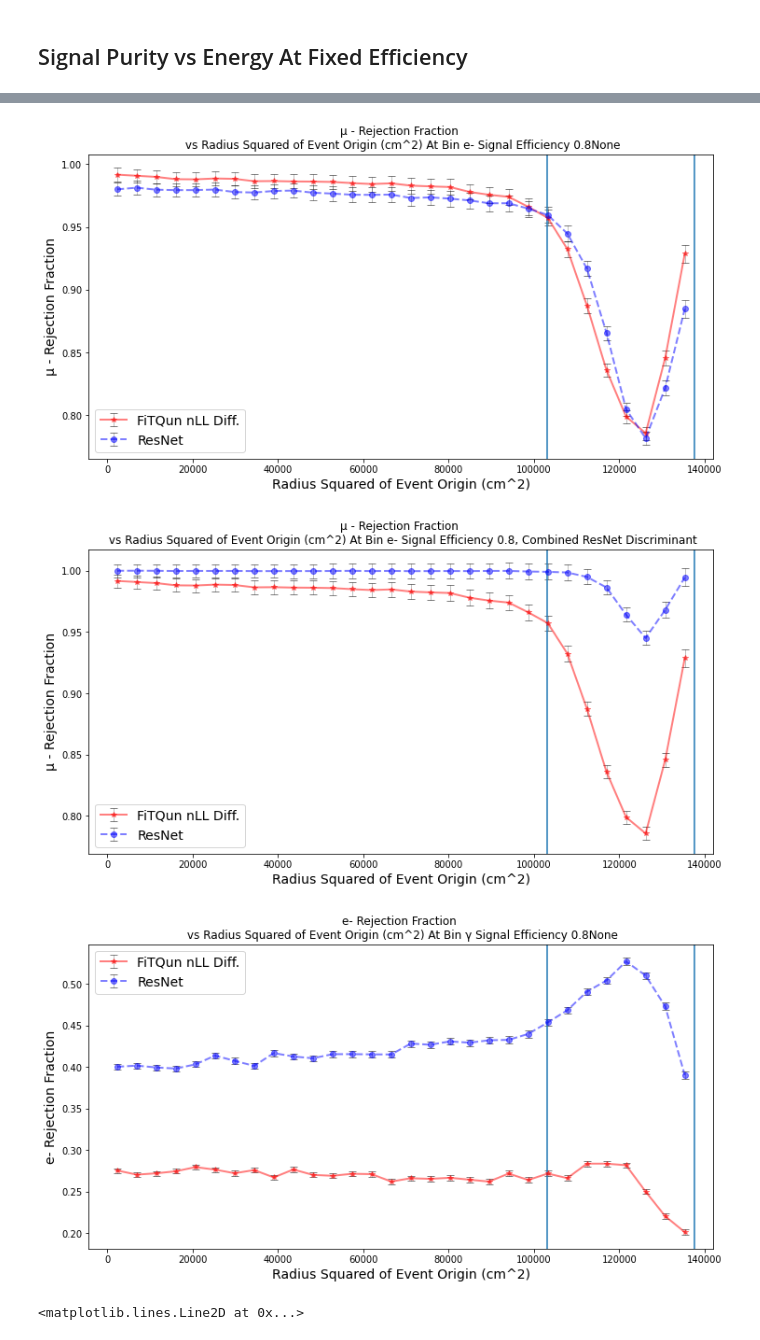
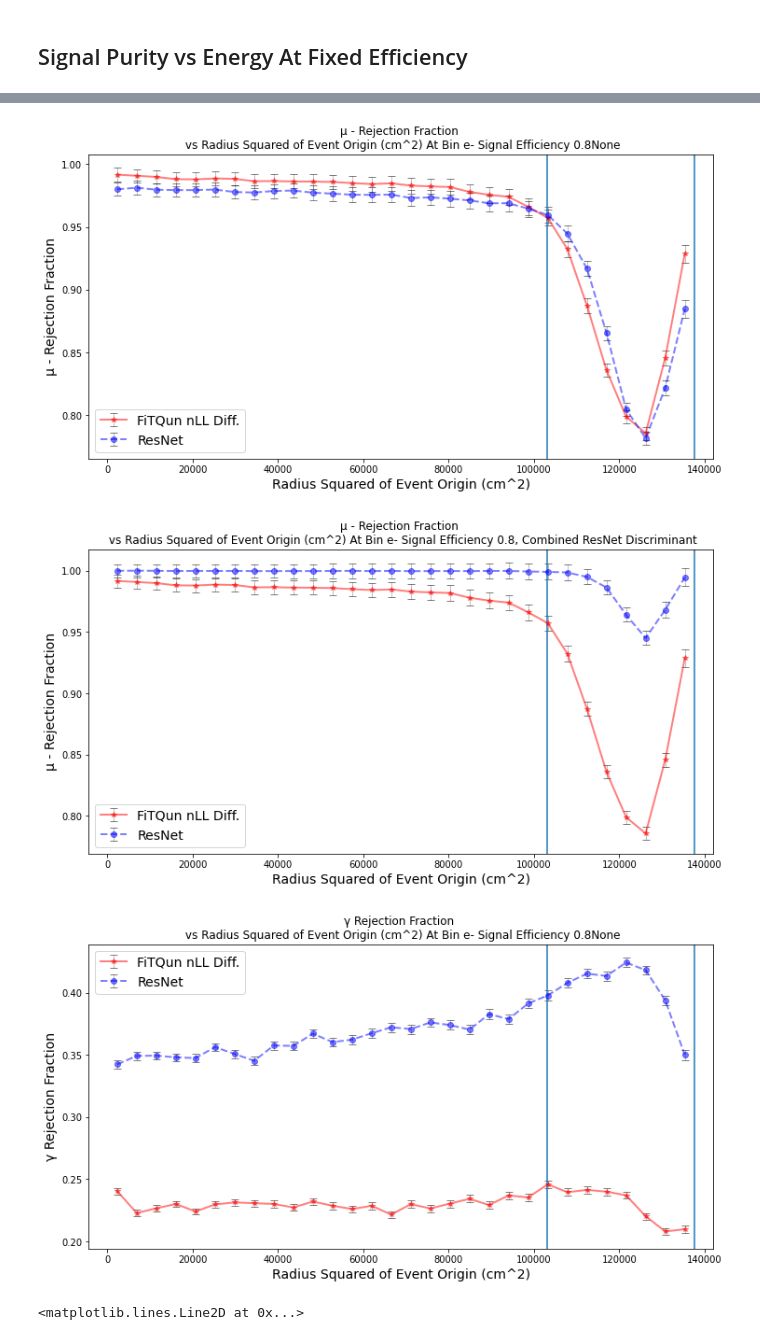
Before and after one commit to WatChMaL/CNN, a Jupyter notebook: Repeating_Classifier_Training/8. Comparing Additional Training and Testing Runs.ipynb, the cells around one changed output, grey strips where cells are left out. Drawn from its saved outputs; the diff is of its cells as text; code cells hidden in the pictures.

```diff
--- a/Repeating_Classifier_Training/8. Comparing Additional Training and Testing Runs.ipynb
+++ b/Repeating_Classifier_Training/8. Comparing Additional Training and Testing Runs.ipynb
@@ -320,12 +367,12 @@ collapsed_sm, collapsed_labels = collapse_test_output(repeat_1['filtered_softmax
 # %%
 ##Binning in Energy
-scores = [fq_scores, test_output[2]['filtered_softmaxes'], fq_scores, collapsed_sm, fq_scores, collapsed_sm, fq_scores, test_output[2]['filtered_softmaxes']]
+scores = [fq_scores, test_output[2]['filtered_softmaxes'], fq_scores, collapsed_sm, fq_scores, collapsed_sm, -fq_scores, test_output[2]['filtered_softmaxes']]
 labels = [fq_labels for _ in range(len(scores))]
 binning_features = [shifted_energies,shifted_energies,np.clip(fq_mom[:,0], 0, 1000),shifted_energies]
 feature_labels = ['Energy above Cherenkov Threshold (MeV)', 'Energy above Cherenkov Threshold (MeV)','FiTQun Reconstructed Electron Momentum (MeV)','Energy above Cherenkov Threshold (MeV)']
 title_notes = ['',', Combined ResNet Discriminant',', Combined ResNet Discriminant','']
-pos_labels = ['e','e','e','gamma']
-neg_labels = ['mu','mu','mu','e']
+pos_labels = ['e','e','e','e']
+neg_labels = ['mu','mu','mu','gamma']
 img_names=['rejection_vs_e.pdf','rejection_vs_e_combined_disc.pdf', 'rejection_vs_recon_e_combined_disc.pdf', 'e_gamma_rejection_vs_e.pdf']
 for i in range(len(pos_labels)):
     fig, ax = plt.subplots(figsize=(12,6))
@@ -358,7 +405,7 @@ scores = [fq_scores, test_output[2]['filtered_softmaxes'], fq_scores, collapsed_
 labels = [fq_labels for _ in range(len(scores))]
 binning_features = [d_to_wall,d_to_wall,d_to_wall]
 feature_labels = ['Distance to Wall Along Particle Trajectory (cm)','Distance to Wall Along Particle Trajectory (cm)','Distance to Wall Along Particle Trajectory (cm)']
-title_notes = [None,', Combined ResNet Discriminant',None]
+title_notes = [None,', Combined ResNet Discriminant','']
 pos_labels = ['e','e','gamma']
 neg_labels = ['mu','mu','e']
 img_names=['rejection_vs_dtowall.pdf','rejection_vs_dtowall_combined_disc.pdf', 'e_gamma_rejection_vs_dtowall.pdf']
@@ -383,37 +430,37 @@ for i in range(len(pos_labels)):
 # %%
 #Binning in origin radius squared
 test_radius_incl_all = np.load('event_radii.npz')['test_radii']
 test_radius_incl_flagged = np.delete(test_radius_incl_all, fq_failed_idxs)
 test_radius = np.delete(test_radius_incl_flagged, fq_flagged_idxs)
 
-scores = [fq_scores, test_output[2]['filtered_softmaxes'], fq_scores, collapsed_sm, fq_scores, test_output[2]['filtered_softmaxes'] ]
+scores = [fq_scores, test_output[2]['filtered_softmaxes'], fq_scores, collapsed_sm, -fq_scores, test_output[2]['filtered_softmaxes'] ]
 labels = [fq_labels for _ in range(len(scores))]
 binning_features = [test_radius**2,test_radius**2,test_radius**2]
 feature_labels = ['Radius Squared of Event Origin (cm^2)' for _ in range(3)]
 title_notes = [None,', Combined ResNet Discriminant',None]
-pos_labels = ['e','e','gamma']
-neg_labels = ['mu','mu','e']
+pos_labels = ['e','e','e']
+neg_labels = ['mu','mu','gamma']
 img_names=['rejection_vs_radius.pdf','rejection_vs_radius_combined_disc.pdf', 'e_gamma_rejection_vs_radius.pdf']
 for i in range(len(pos_labels)):
     fig, ax = plt.subplots(figsize=(12,6))
     plot_binned_performance(scores[2*i],
             labels[2*i],
             binning_features[i],
             feature_labels[i],
             0.8, 30, softmax_index_dict, pos_labels[i],neg_labels[i],metric='rejection',marker='*-',color='r',ax=ax )
     plot_binned_performance(scores[2*i+1],
             labels[2*i+1],
             binning_features[i],
             feature_labels[i],
             0.8, 30, softmax_index_dict, pos_labels[i],neg_labels[i],metric='rejection',marker='o--',color='b',ax=ax,title_note=title_notes[i] )
     ax.legend(['FiTQun nLL Diff.','ResNet'],fontsize=14)
     plt.axvline(x=371**2)
     plt.axvline(x=321**2)
     plt.savefig(os.path.join(os.getcwd(),'plot_images',img_names[i]))
 # %% [output]
 [figure]
 [figure]
-[figure, old version]
+[figure, new version]
 # %%
 output_incl_flagged = load_test_output(os.path.join(paths[2], 'test_validation_iteration_dump.npz'), npz_path, remove_flagged=False)
 rawfile = np.load(os.path.join(paths[2], 'test_validation_iteration_dump.npz'), allow_pickle=True)
```
Also changed, not shown: parts of 26 cells of this notebook, 32 other files.
